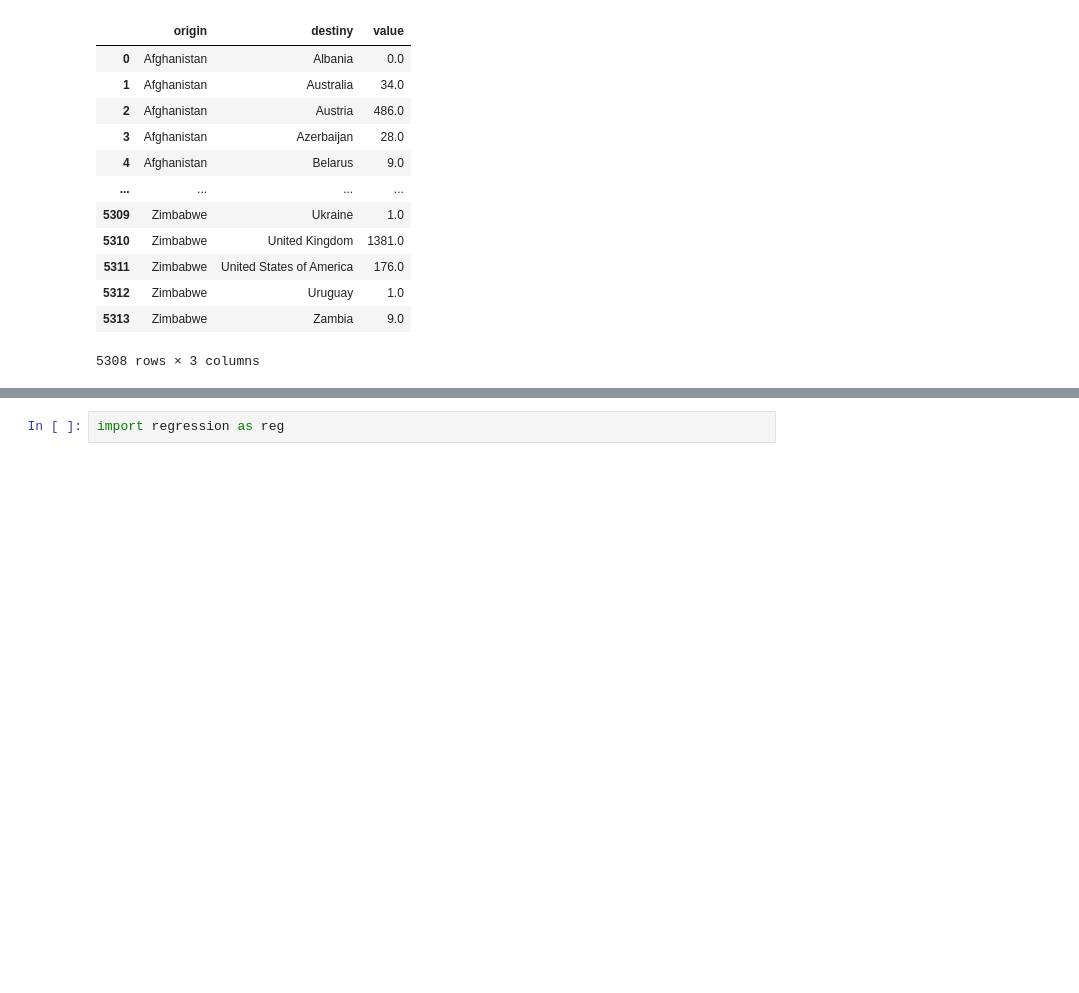
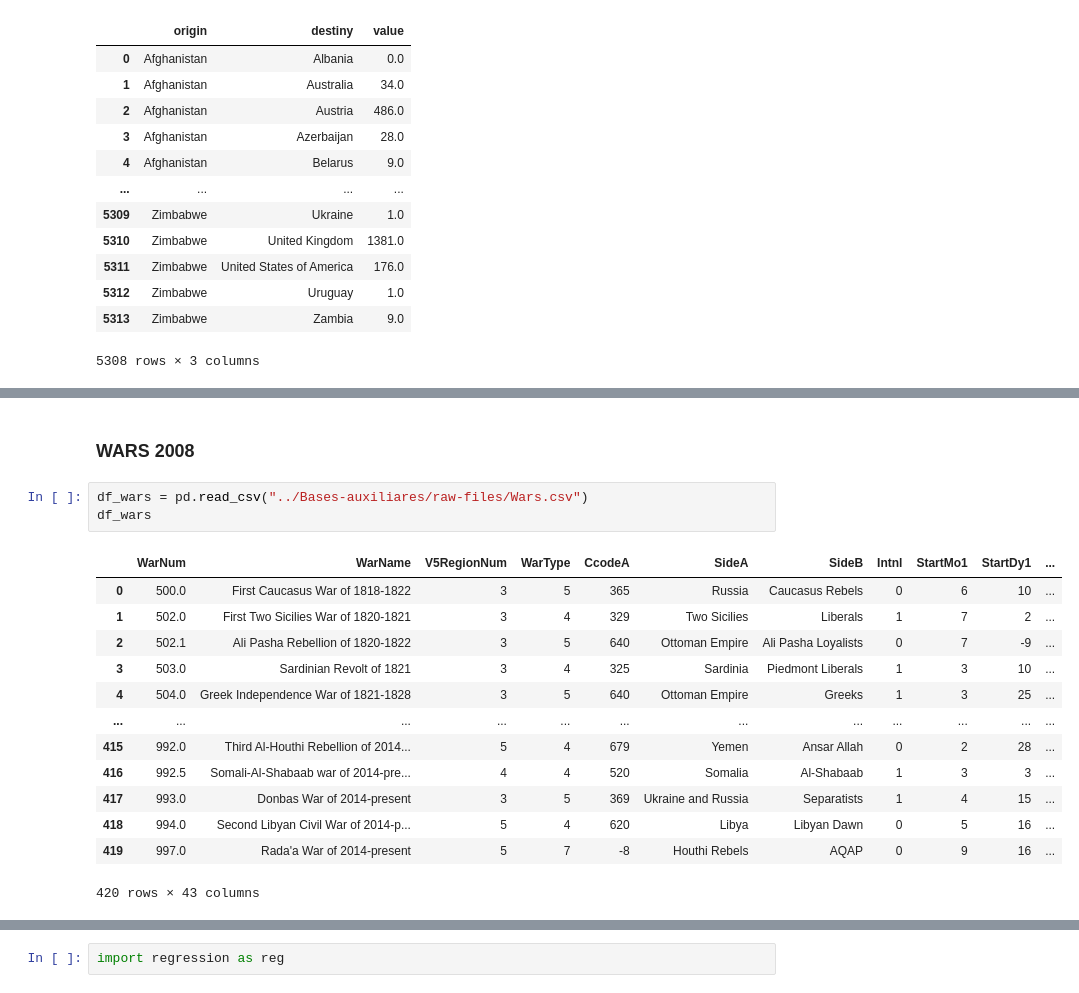
Before and after one commit to Lihsayuri/Projeto-RedesSoc, a Jupyter notebook: Projeto-rascunho/PensandoRecortes.ipynb, the cells around one changed output, grey strips where cells are left out. Cells and saved outputs as stored; diff of their text form; blank space fills up the shorter version.

```diff
--- a/Projeto-rascunho/PensandoRecortes.ipynb
+++ b/Projeto-rascunho/PensandoRecortes.ipynb
@@ -315,0 +337,19 @@ df
+# %% [markdown]
+### WARS 2008
+# %%
+df_wars = pd.read_csv("../Bases-auxiliares/raw-files/Wars.csv")
+df_wars
+# %% [output]
+|  | WarNum | WarName | V5RegionNum | WarType | CcodeA | SideA | SideB | Intnl | StartMo1 | StartDy1 | ... |
+| 0 | 500.0 | First Caucasus War of 1818-1822 | 3 | 5 | 365 | Russia | Caucasus Rebels | 0 | 6 | 10 | ... |
+| 1 | 502.0 | First Two Sicilies War of 1820-1821 | 3 | 4 | 329 | Two Sicilies | Liberals | 1 | 7 | 2 | ... |
+| 2 | 502.1 | Ali Pasha Rebellion of 1820-1822 | 3 | 5 | 640 | Ottoman Empire | Ali Pasha Loyalists | 0 | 7 | -9 | ... |
+| 3 | 503.0 | Sardinian Revolt of 1821 | 3 | 4 | 325 | Sardinia | Piedmont Liberals | 1 | 3 | 10 | ... |
+| 4 | 504.0 | Greek Independence War of 1821-1828 | 3 | 5 | 640 | Ottoman Empire | Greeks | 1 | 3 | 25 | ... |
+| ... | ... | ... | ... | ... | ... | ... | ... | ... | ... | ... | ... |
+| 415 | 992.0 | Third Al-Houthi Rebellion of 2014... | 5 | 4 | 679 | Yemen | Ansar Allah | 0 | 2 | 28 | ... |
+| 416 | 992.5 | Somali-Al-Shabaab war of 2014-pre... | 4 | 4 | 520 | Somalia | Al-Shabaab | 1 | 3 | 3 | ... |
+| 417 | 993.0 | Donbas War of 2014-present | 3 | 5 | 369 | Ukraine and Russia | Separatists | 1 | 4 | 15 | ... |
+| 418 | 994.0 | Second Libyan Civil War of 2014-p... | 5 | 4 | 620 | Libya | Libyan Dawn | 0 | 5 | 16 | ... |
+| 419 | 997.0 | Rada'a War of 2014-present | 5 | 7 | -8 | Houthi Rebels | AQAP | 0 | 9 | 16 | ... |
+420 rows × 43 columns
```
Also changed, not shown: parts of 44 cells of this notebook, 12 other files.
